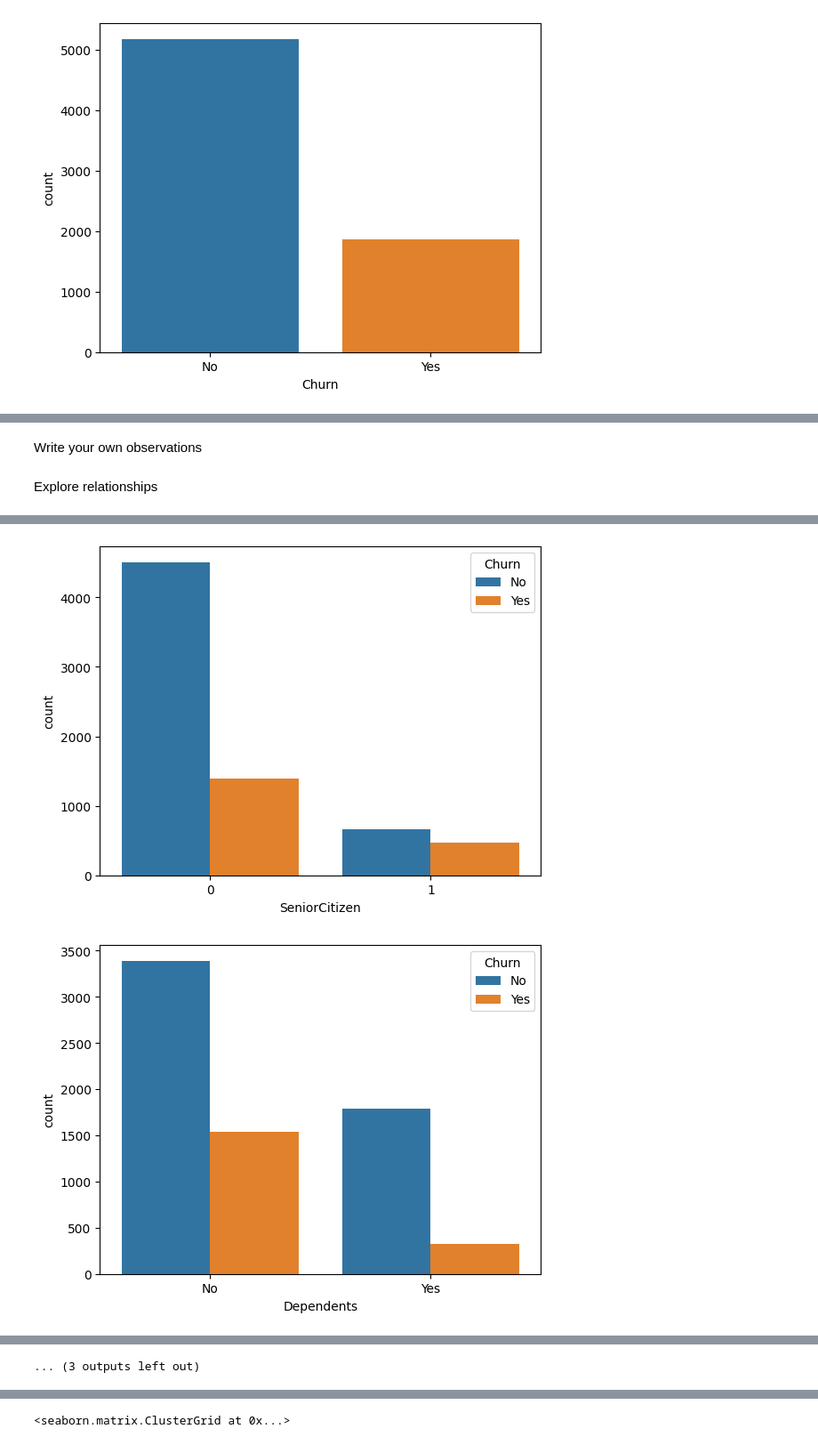
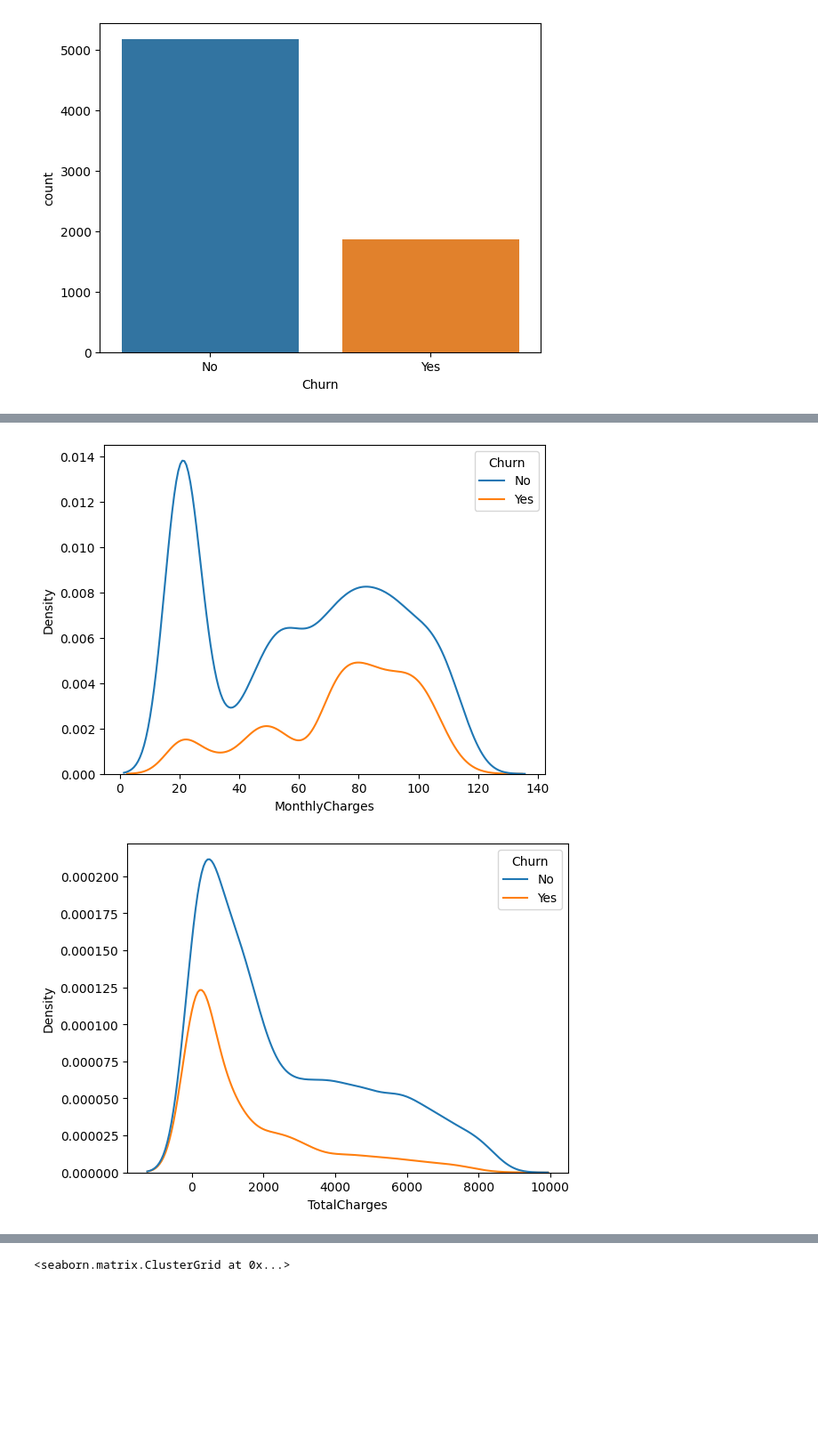
Before and after one commit to ABAL-DU/MIS710-T2_2023, a Jupyter notebook: Week 06/MIS710_Lab6_KNN.ipynb, the cells around one changed output, grey strips where cells are left out. Shown at 89% size. Cells and saved outputs as stored; diff of their text form; code cells hidden in the pictures; blank space fills up the shorter version.

```diff
--- a/Week 06/MIS710_Lab6_KNN.ipynb
+++ b/Week 06/MIS710_Lab6_KNN.ipynb
@@ -141,9 +182,17 @@ sns.countplot(x=records['Churn'])
 # %%
+#List the categorical variables and print value_counts and countplots
 cats=['gender','SeniorCitizen', 'Dependents', 'PhoneService','MultipleLines','InternetService','OnlineSecurity','OnlineBackup','DeviceProtection','TechSupport','StreamingTV','StreamingMovies','Contract','PaperlessBilling','PaymentMethod']
 for i in cats:
    print(i, ':\n')
    print(records[i].value_counts())
    print('\n')
+   sns.countplot(x=records[i])
+   # Rotate the x-labels by 45 degrees
+   plt.xticks(rotation=45)
+
+    # Optionally, you can adjust the labels further
+   plt.tight_layout()
+   plt.show()
 # %% [output]
 gender :
 
@@ -164,0 +238,9 @@ Name: PaymentMethod, dtype: int64
+# %%
+nums=['tenure', 'MonthlyCharges', 'TotalCharges']
+for i in nums:
+   print(i, ':\n')
+   print(records[i].describe())
+   print('\n')
+   sns.histplot(data=records, x=i, bins = 15, kde=True)
+   #sns.boxplot(x=records[i], showmeans=True)
+   plt.show()
@@ -169,2 +306,0 @@ for i in cats:
-# %% [markdown]
-Write your own observations
@@ -177,15 +307,6 @@ for i in nums:
-# %%
-for i in nums:
-  plt.figure()
-  #write your own code to display boxplot for (x=records[i])
-# %%
-for i in nums:
-  plt.figure()
-  #write your owncode to display histplot(data=records, x=i,  bins=20, kde=True)
-# %% [markdown]
-Explore relationships
 # %%
-for i in cats:
-   plt.figure()
-   sns.countplot(x=records[i], hue=records['Churn'])
+#Explore  relationships between each numeric variable and the target
+for i in nums:
+  plt.figure()
+  sns.kdeplot(data=records, x=i, hue='Churn')
 # %% [output]
@@ -193,2 +314,2 @@ for i in cats:
-[figure, old version]
+[figure, new version]
-[figure, old version]
+[figure, new version]
@@ -204 +315,0 @@ for i in cats:
-... (3 outputs left out)
```
Also changed, not shown: parts of 135 cells of this notebook.
